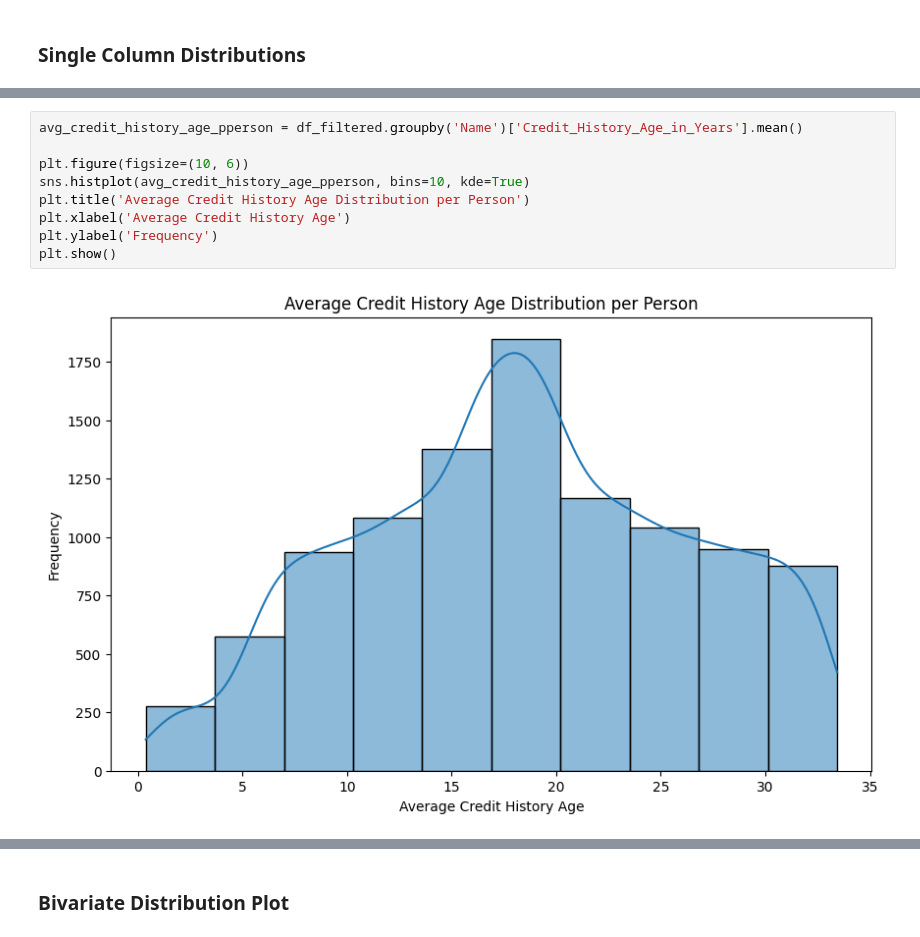
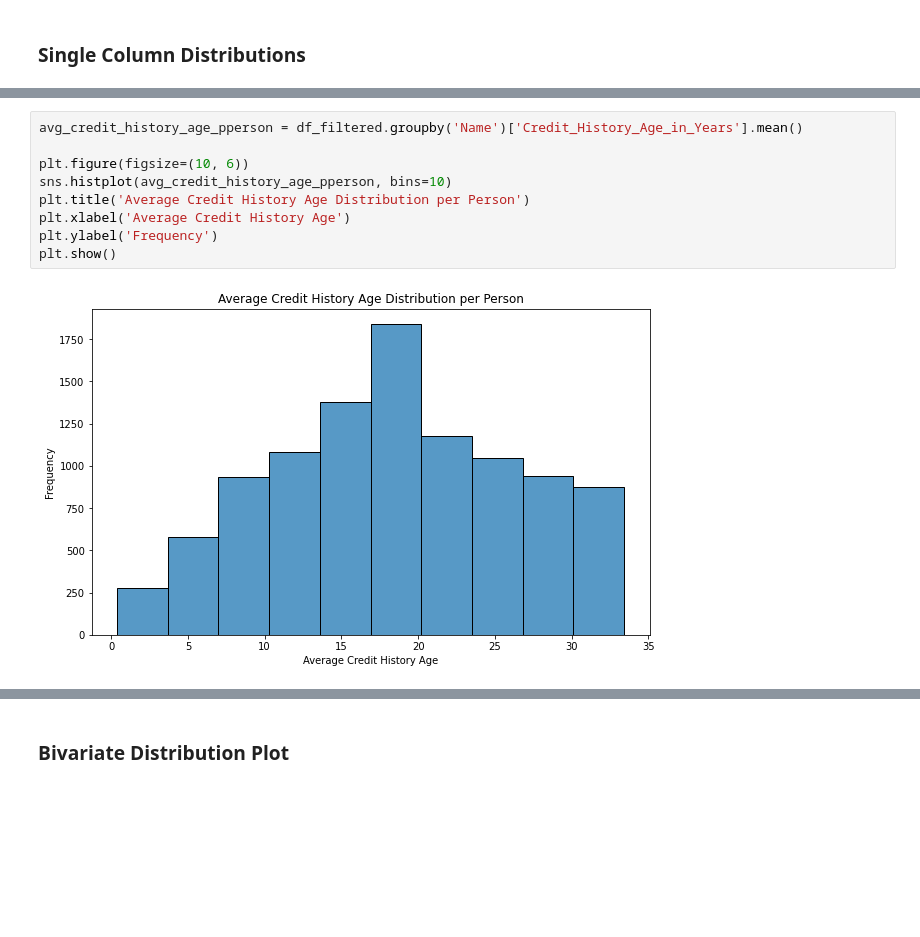
Before and after one commit to stargazer77077/ece143-Group4-project-Personal_Financial_Literacy_Optimizer, a Jupyter notebook: project2.ipynb, the cells around one changed output, grey strips where cells are left out. Saved outputs shown, nothing was run; the diff lists cells and outputs as text; blank space fills up the shorter version.

```diff
--- a/project2.ipynb
+++ b/project2.ipynb
@@ -388,14 +387,14 @@ plt.show()
 # %%
 avg_credit_history_age_pperson = df_filtered.groupby('Name')['Credit_History_Age_in_Years'].mean()
 
 plt.figure(figsize=(10, 6))
-sns.histplot(avg_credit_history_age_pperson, bins=10, kde=True)
+sns.histplot(avg_credit_history_age_pperson, bins=10)
 plt.title('Average Credit History Age Distribution per Person')
 plt.xlabel('Average Credit History Age')
 plt.ylabel('Frequency')
 plt.show()
 # %% [output]
-[figure, old version]
+[figure, new version]
 # %%
 avg_credit_history_age_pperson = df_filtered.groupby('Name')['Payment_of_Min_Amount'].mean()
 
```
Also changed, not shown: parts of 60 cells of this notebook.
